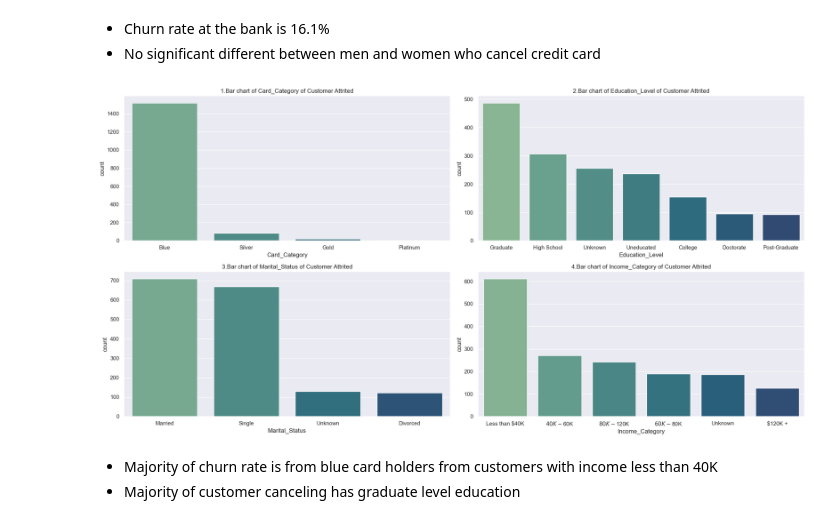
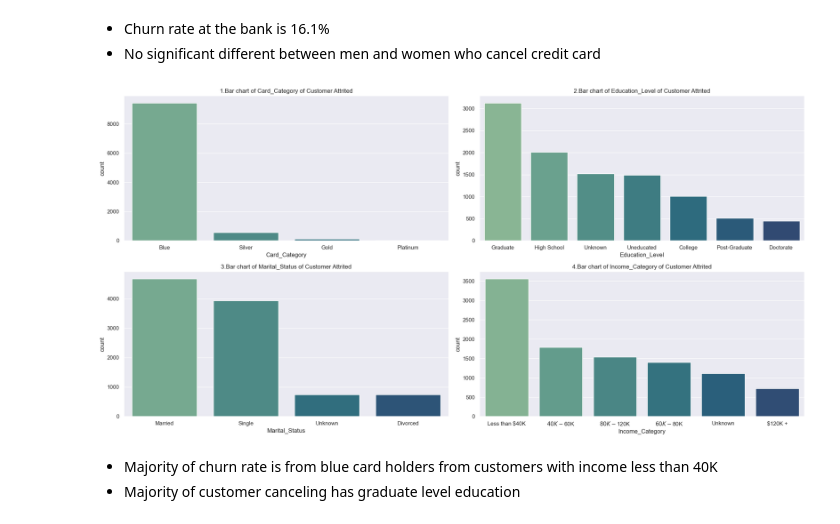
Before and after one commit to tina96pham/LHL_FinalProject, a Jupyter notebook: Notebooks/1_EDA.ipynb, the cells around one changed output. Drawn from its saved outputs; the diff is of its cells as text; code cells hidden in the pictures.

```diff
--- a/Notebooks/EDA.ipynb
+++ b/Notebooks/1_EDA.ipynb
@@ -352,9 +353,9 @@ def plot_bar_chart(data, column):
         plt.title(str(i + 1) + '.' + f'Bar chart of {col} of Customer Attrited')
 # %%
 columns=['Card_Category','Education_Level', 'Marital_Status', 'Income_Category']
-plot_bar_chart(attrited_customer, column=columns)
+plot_bar_chart(bank_churn, column=columns)
 # %% [output]
-[figure, old version]
+[figure, new version]
 # %% [markdown]
 - Majority of churn rate is from blue card holders from customers with income less than 40K
 - Majority of customer canceling has graduate level education
```
Also changed, not shown: parts of 10 cells of this notebook, 13 other files.
